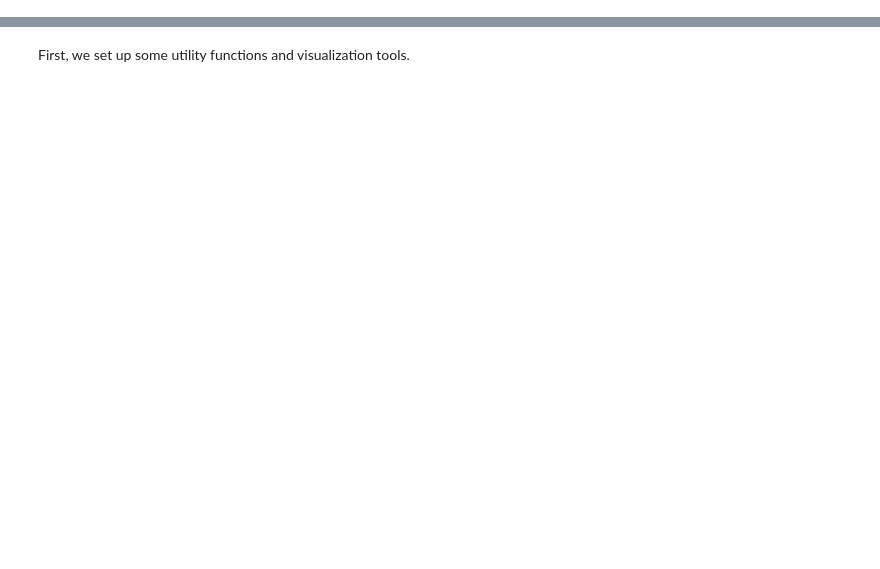
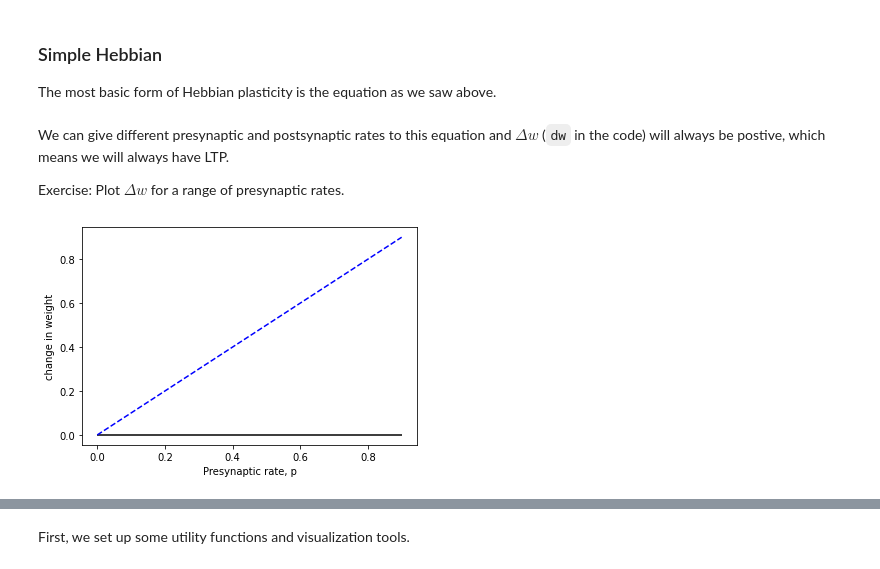
Before and after one commit to comp-neural-circuits/plasticity-workshop, a Jupyter notebook: hebbian_plasticity_in_action.ipynb, the cells around one changed output, grey strips where cells are left out. Cells and saved outputs as stored; diff of their text form; code cells hidden in the pictures; blank space fills up the shorter version.

Commit message:
dw vs rate comments added

```diff
--- a/hebbian_plasticity_in_action.ipynb
+++ b/hebbian_plasticity_in_action.ipynb
@@ -9,0 +27,29 @@ In this part, we will use the different forms of hebbian plasticity to generate
+# %% [markdown]
+### Simple Hebbian
+
+The most basic form of Hebbian plasticity is the equation as we saw above.
+# %%
+def hebbian_1synapse(p, v):
+    dw = v * p
+    return dw
+# %% [markdown]
+We can give different presynaptic and postsynaptic rates to this equation and $\Delta w$ (`dw` in the code) will always be postive, which means we will always have LTP.
+
+Exercise: Plot $ \Delta w$ for a range of presynaptic rates.
+# %%
+v = 1.
+p_range = np.arange(0., 1., 0.1)
+dw_all = np.zeros(np.shape(p_range))
+
+for i,p in enumerate(p_range):
+    dw = hebbian_1synapse(v, p)
+    dw_all[i] = dw
+
+fig = plt.figure()
+plt.plot(p_range, dw_all, 'b--')
+plt.hlines(0, p_range[0], p_range[-1], 'k', '-')
+plt.xlabel('Presynaptic rate, p')
+plt.ylabel('change in weight')
+plt.show()
+# %% [output]
+[figure, added]
```
Also changed, not shown: parts of 64 cells of this notebook.
